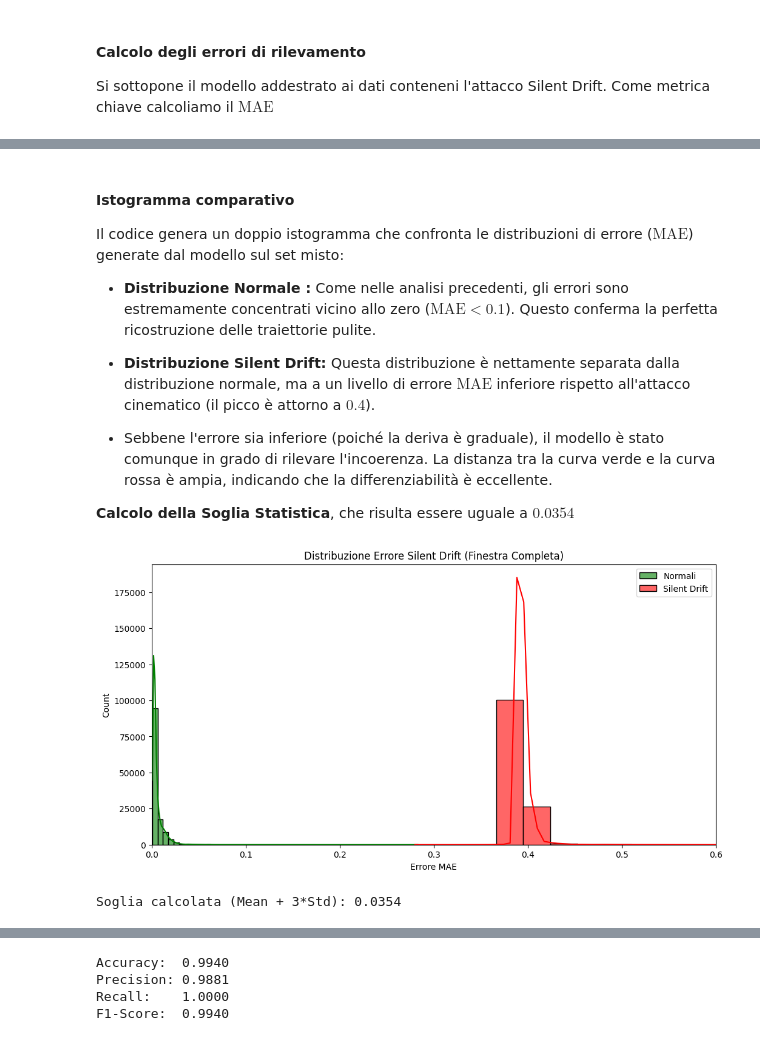
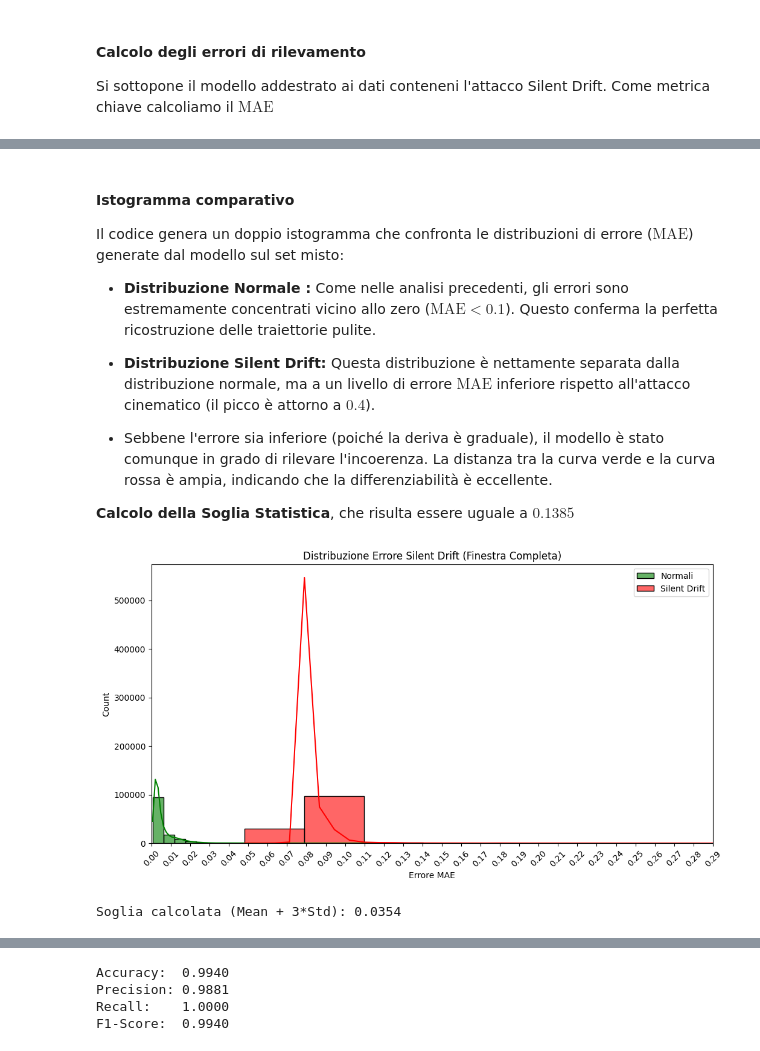
Before and after one commit to LaroccaA/Detecting-Trajectory-Spoofing-Attacks-on-AIS, a Jupyter notebook: Progetto/LNN_V2/Test_Silent_Drift.ipynb, the cells around one changed output, grey strips where cells are left out. Cells and saved outputs as stored; diff of their text form; code cells hidden in the pictures.

```diff
--- a/Progetto/LNN_V2/Test_Silent_Drift.ipynb
+++ b/Progetto/LNN_V2/Test_Silent_Drift.ipynb
@@ -164,5 +135,5 @@ La funzione `apply_silent_drift_attack` genera questo attacco introducendo un of
 # %%
-def apply_silent_drift_attack(batch_clean, drift_rate=0.05):
+def apply_silent_drift_attack(batch_clean, drift_rate):
 
     """
         drift_rate: Intensità del drift (cumulativo per ogni step)
@@ -197,7 +168,7 @@ NUM_BATCHES = 1000
 
 # Parametro di Drift: 0.05 è un drift medio sui dati normalizzati.
 # Se è troppo basso, l'attacco è invisibile. Se troppo alto, è palese.
-DRIFT_INTENSITY = 0.05
+DRIFT_INTENSITY = 0.01
 
 for _ in range(NUM_BATCHES):
     try:
@@ -250,26 +221,27 @@ Il codice genera un doppio istogramma che confronta le distribuzioni di errore (
 
  * Sebbene l'errore sia inferiore (poiché la deriva è graduale), il modello è stato comunque in grado di rilevare l'incoerenza. La distanza tra la curva verde e la curva rossa è ampia, indicando che la differenziabilità è eccellente.
 
-**Calcolo della Soglia Statistica**, che risulta essere uguale a $\mathbf{0.0354}$
+**Calcolo della Soglia Statistica**, che risulta essere uguale a $\mathbf{0.1385}$
 # %%
 # Istogramma
 plt.figure(figsize=(12, 6))
 sns.histplot(mae[y_true == 0], color='green', label='Normali', kde=True, bins=50, alpha=0.6)
 sns.histplot(mae[y_true == 1], color='red', label='Silent Drift', kde=True, bins=50, alpha=0.6)
 
-plt.xlim(0, 0.6)
+plt.xlim(0, 0.2)
+plt.xticks(np.arange(0, 0.3, 0.01), rotation=45)
 
 plt.title(f"Distribuzione Errore Silent Drift (Finestra Completa)")
 plt.xlabel("Errore MAE")
 plt.legend()
 plt.show()
 
 #Calcolo Soglia
 errori_normali = mae[y_true == 0]
 THRESHOLD = np.mean(errori_normali) + 3 * np.std(errori_normali)
 print(f"Soglia calcolata (Mean + 3*Std): {THRESHOLD:.4f}")
 # %% [output]
-[figure, old version]
+[figure, new version]
 Soglia calcolata (Mean + 3*Std): 0.0354
 # %% [markdown]
 #### Calcolo metriche
```
Also changed, not shown: parts of 7 cells of this notebook, 1 other file.
